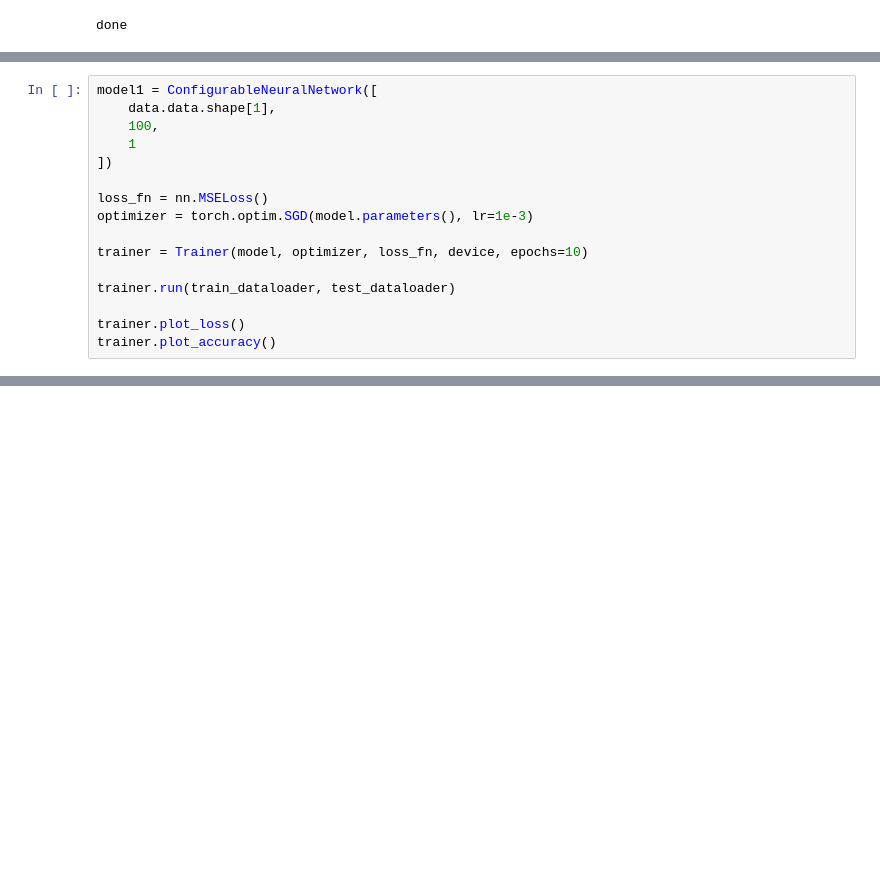
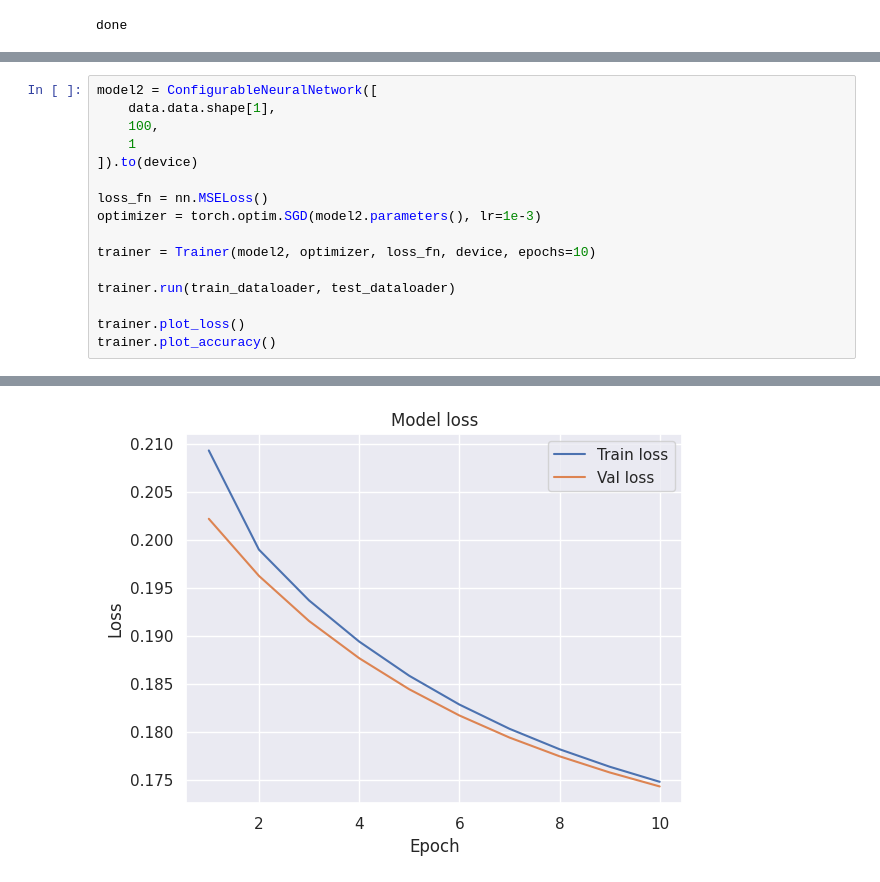
Before and after one commit to LeGmask/COVID_cyTOF, a Jupyter notebook: main.ipynb, the cells around one changed output, grey strips where cells are left out. Cells and saved outputs as stored; diff of their text form; blank space fills up the shorter version.

```diff
--- a/main.ipynb
+++ b/main.ipynb
@@ -79,16 +115,17 @@ trainer.plot_accuracy()
 # %%
-model1 = ConfigurableNeuralNetwork([
+model2 = ConfigurableNeuralNetwork([
     data.data.shape[1],
     100,
     1
-])
+]).to(device)
 
 loss_fn = nn.MSELoss()
-optimizer = torch.optim.SGD(model.parameters(), lr=1e-3)
+optimizer = torch.optim.SGD(model2.parameters(), lr=1e-3)
 
-trainer = Trainer(model, optimizer, loss_fn, device, epochs=10)
+trainer = Trainer(model2, optimizer, loss_fn, device, epochs=10)
 
 trainer.run(train_dataloader, test_dataloader)
 
 trainer.plot_loss()
 trainer.plot_accuracy()
+# %% [output]
@@ -94,0 +149 @@ trainer.plot_accuracy()
+[figure, added]
```
Also changed, not shown: parts of 9 cells of this notebook, 1 other file.
